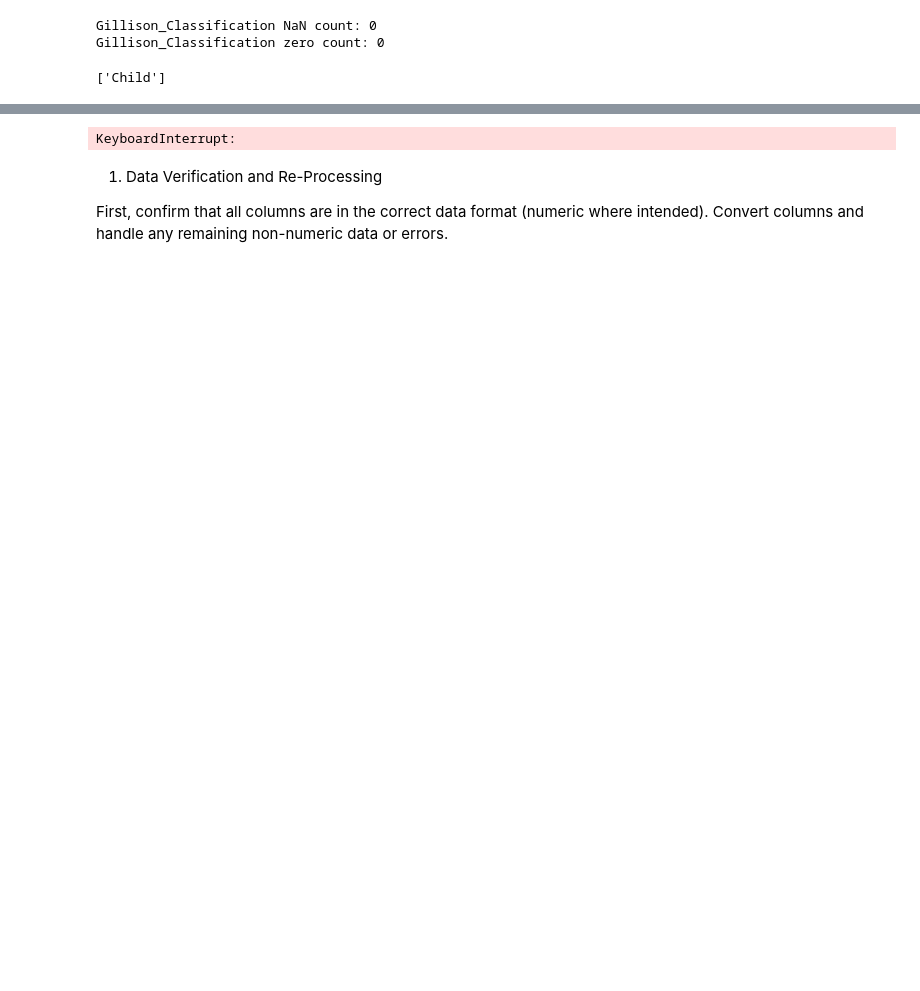
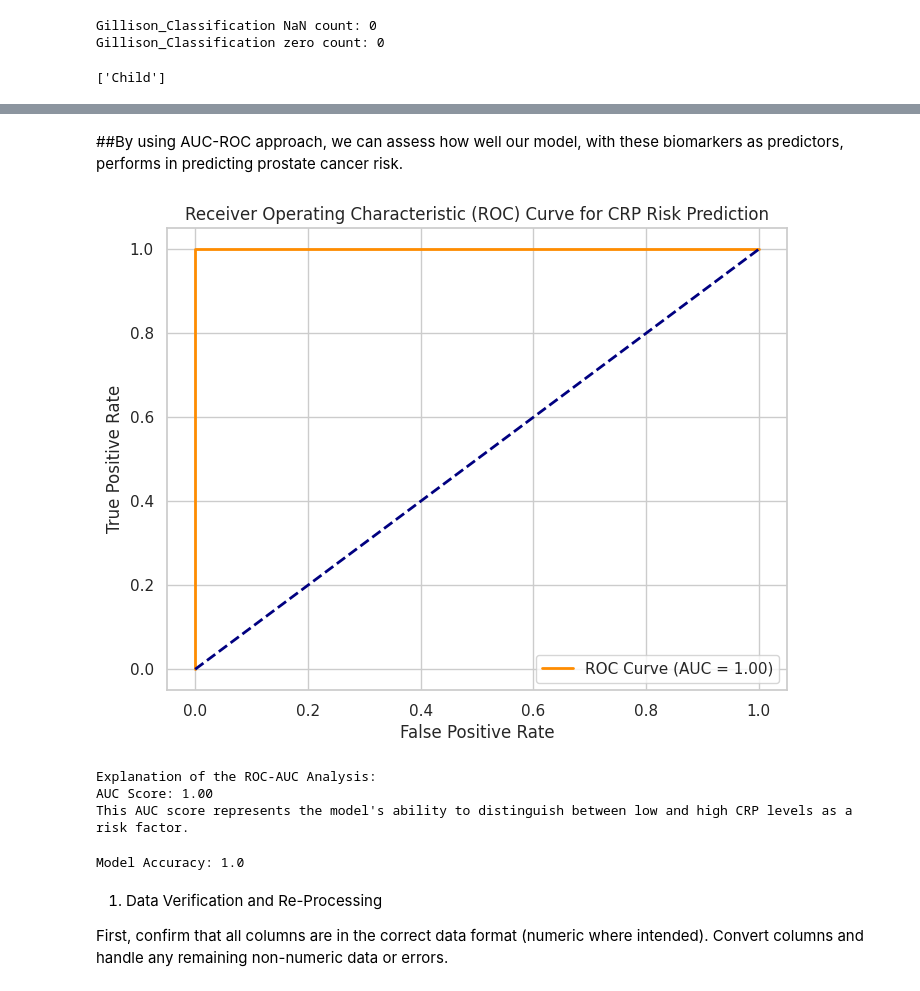
Before and after one commit to kiamaikocoders/Cancer-predictive-model, a Jupyter notebook: Final_notebook(3)(2).ipynb, the cells around one changed output, grey strips where cells are left out. Drawn from its saved outputs; the diff is of its cells as text; code cells hidden in the pictures; blank space fills up the shorter version.

```diff
--- a/Final_notebook(3)(2).ipynb
+++ b/Final_notebook(3)(2).ipynb
@@ -1630,6 +1660,58 @@ GSE7307.8    0
 dtype: int64
 Final check - Missing values in features:
  0
+# %% [markdown]
+##By using AUC-ROC approach, we can assess how well our model, with these biomarkers as predictors, performs in predicting prostate cancer risk.
+# %%
+import pandas as pd
+import numpy as np
+from sklearn.model_selection import train_test_split
+from sklearn.ensemble import RandomForestClassifier
+from sklearn.metrics import roc_curve, auc
+import matplotlib.pyplot as plt
+
+# Example of categorizing High_Sensitivity_CRP into a binary target
+threshold = healthdata['High_Sensitivity_CRP'].median()  # Using median as cutoff
+healthdata['CRP_Risk'] = (healthdata['High_Sensitivity_CRP'] > threshold).astype(int)  # 1 for High, 0 for Low
+
+# Define features and new target variable
+features = ['Age_Years', 'High_Sensitivity_CRP', 'Lipoprotein_Levels', 'Glycohemoglobin_Levels']
+X = healthdata[features]
+y = healthdata['CRP_Risk']  # Use CRP_Risk as a proxy binary target
+
+# Split data into training and test sets
+X_train, X_test, y_train, y_test = train_test_split(X, y, test_size=0.3, random_state=42)
+
+# Initialize and train the RandomForest model
+model = RandomForestClassifier(random_state=42)
+model.fit(X_train, y_train)
+
+# Predict probabilities for the positive class
+y_pred_proba = model.predict_proba(X_test)[:, 1]
+
+# Calculate ROC curve and AUC
+fpr, tpr, thresholds = roc_curve(y_test, y_pred_proba)
+roc_auc = auc(fpr, tpr)
+
+# Plot ROC curve
+plt.figure(figsize=(8, 6))
+plt.plot(fpr, tpr, color='darkorange', lw=2, label=f'ROC Curve (AUC = {roc_auc:.2f})')
+plt.plot([0, 1], [0, 1], color='navy', lw=2, linestyle='--')  # Diagonal line for random performance
+plt.xlabel('False Positive Rate')
+plt.ylabel('True Positive Rate')
+plt.title('Receiver Operating Characteristic (ROC) Curve for CRP Risk Prediction')
+plt.legend(loc='lower right')
+plt.show()
+
+# Explanation key
+print("Explanation of the ROC-AUC Analysis:")
+print(f"AUC Score: {roc_auc:.2f}")
+print("This AUC score represents the model's ability to distinguish between low and high CRP levels as a risk factor.")
+# %% [output]
+[figure, added]
+Explanation of the ROC-AUC Analysis:
+AUC Score: 1.00
+This AUC score represents the model's ability to distinguish between low and high CRP levels as a risk factor.
 # %%
 from sklearn.model_selection import train_test_split
 from sklearn.ensemble import RandomForestClassifier
@@ -1647,4 +1729,4 @@ y_pred = clf.predict(X_test)
 accuracy = accuracy_score(y_test, y_pred)
 print("Model Accuracy:", accuracy)
 # %% [output]
-KeyboardInterrupt:
+Model Accuracy: 1.0
```
Also changed, not shown: parts of 46 cells of this notebook.
